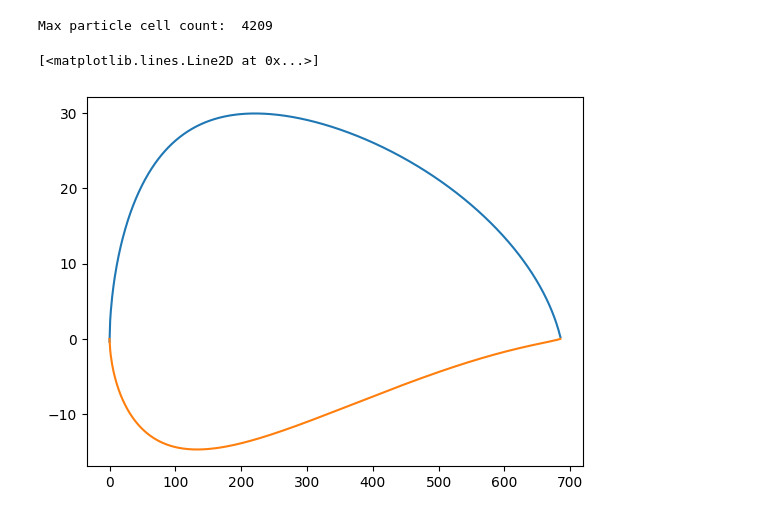
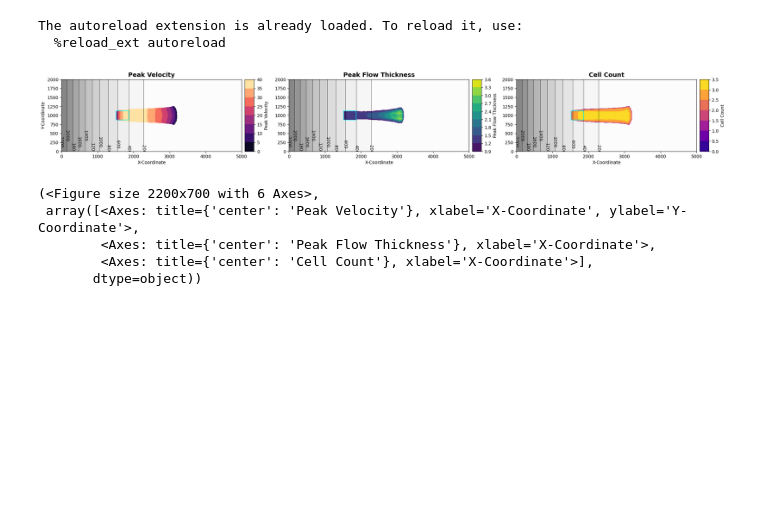
Before and after one commit to Gro2mi/avalanchers, a Jupyter notebook: avalanchers_example.ipynb, the cells around one changed output. Saved outputs shown, nothing was run; the diff lists cells and outputs as text; code cells hidden in the pictures; blank space fills up the shorter version.

```diff
--- a/avalanchers_example.ipynb
+++ b/avalanchers_example.ipynb
@@ -13,10 +13,7 @@ import matplotlib.pyplot as plt
 sim = avalanchers.PySimulation.new()
 sim.create_example("frontend/data/avaframe/avaParabola.png")
 sim.run()
-print("Max particle cell count: ", sim.cell_count.max())
-# plot the velocity in x and z direction for all timesteps for a randomly tracked particle
-plt.plot(sim.timestep_data.velocity[:, 0])
-plt.plot(sim.timestep_data.velocity[:, 2])
+avalanchers.plot_overview(sim)
 # %% [output]
 GENERAL [Loader Message (0x0)]
         windows_read_data_files_in_registry: Registry lookup failed to get layer manifest files.
@@ -24,3 +21,8 @@ GENERAL [Loader Message (0x0)]
-Max particle cell count:  4209
+The autoreload extension is already loaded. To reload it, use:
+  %reload_ext autoreload
+[figure, new version]
-[<matplotlib.lines.Line2D at 0x...>]
+(<Figure size 2200x700 with 6 Axes>,
+ array([<Axes: title={'center': 'Peak Velocity'}, xlabel='X-Coordinate', ylabel='Y-Coordinate'>,
+        <Axes: title={'center': 'Peak Flow Thickness'}, xlabel='X-Coordinate'>,
+        <Axes: title={'center': 'Cell Count'}, xlabel='X-Coordinate'>],
+       dtype=object))
-[figure, old version]
```
Also changed, not shown: parts of 8 cells of this notebook, 25 other files.
